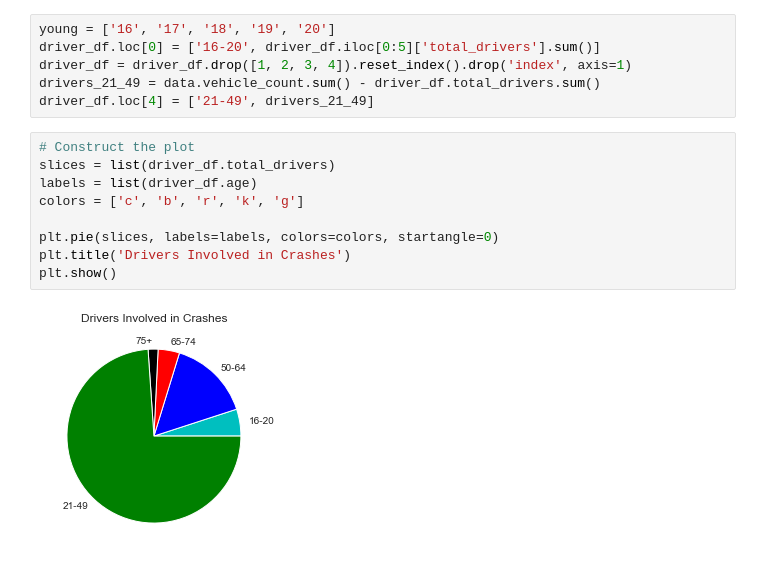
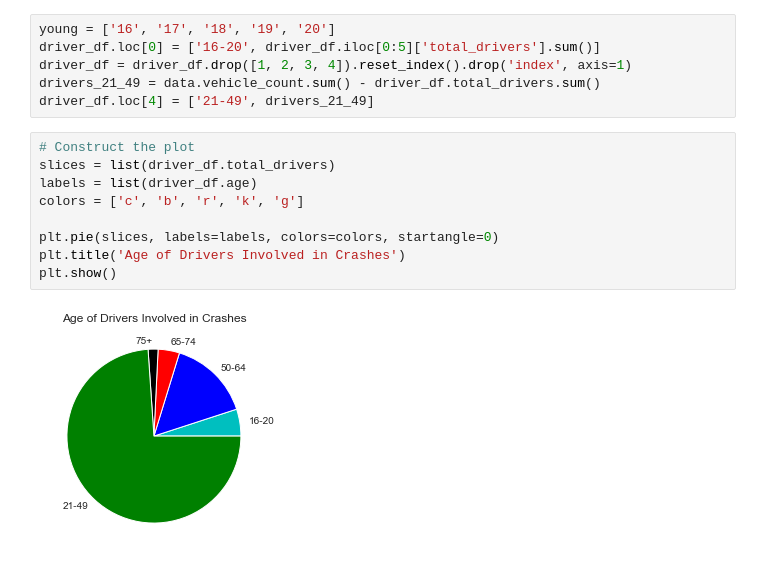
Before and after one commit to merlej/philly-crashes, a Jupyter notebook: Code/phl_crashes_eda.ipynb, the cells around one changed output. Saved outputs shown, nothing was run; the diff lists cells and outputs as text.

Commit message:
edited pie chart title

```diff
--- a/Code/phl_crashes_eda.ipynb
+++ b/Code/phl_crashes_eda.ipynb
@@ -117,11 +117,11 @@ driver_df.loc[4] = ['21-49', drivers_21_49]
 # %%
 # Construct the plot
 slices = list(driver_df.total_drivers)
 labels = list(driver_df.age)
 colors = ['c', 'b', 'r', 'k', 'g']
 
 plt.pie(slices, labels=labels, colors=colors, startangle=0)
-plt.title('Drivers Involved in Crashes')
+plt.title('Age of Drivers Involved in Crashes')
 plt.show()
 # %% [output]
-[figure, old version]
+[figure, new version]
```
